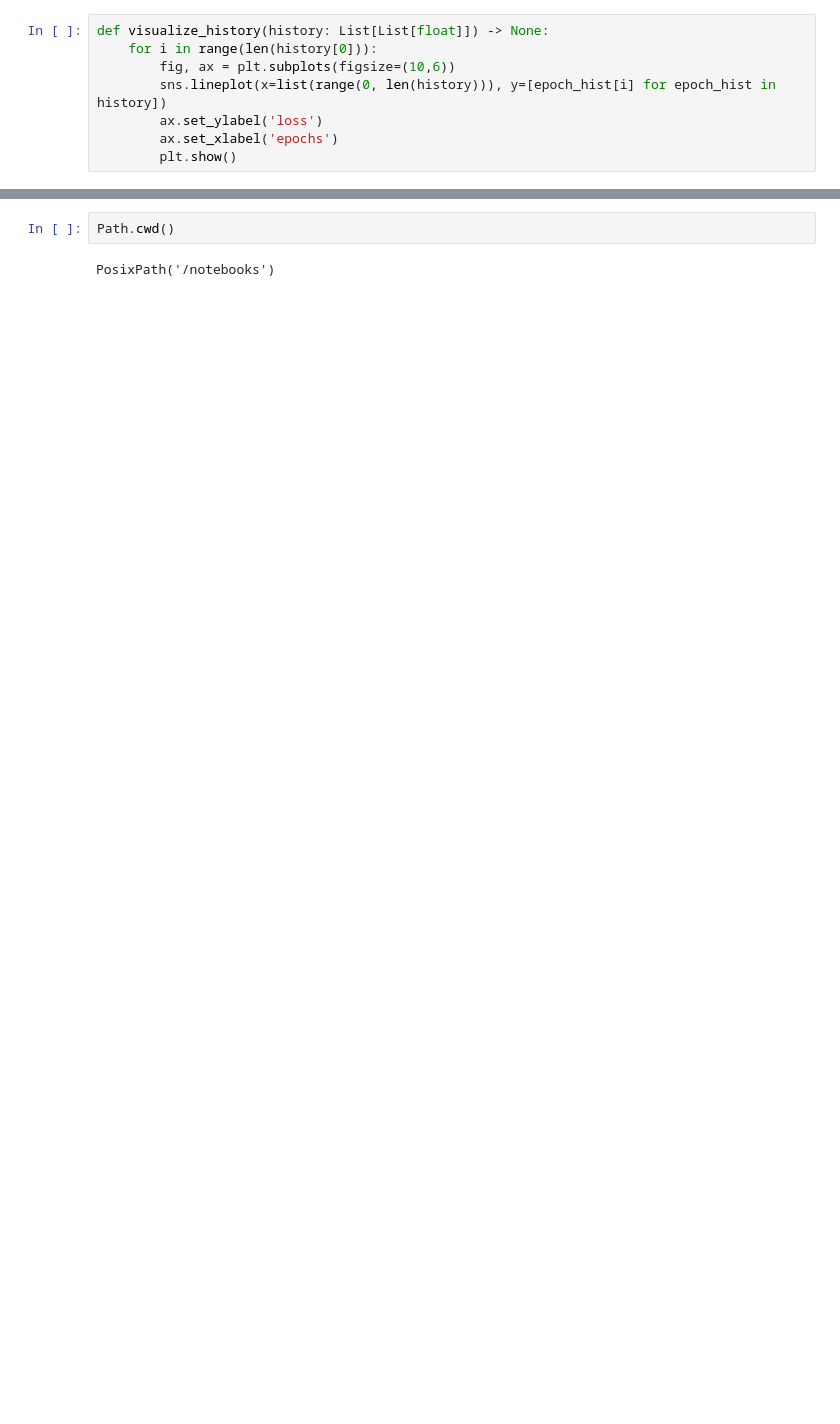
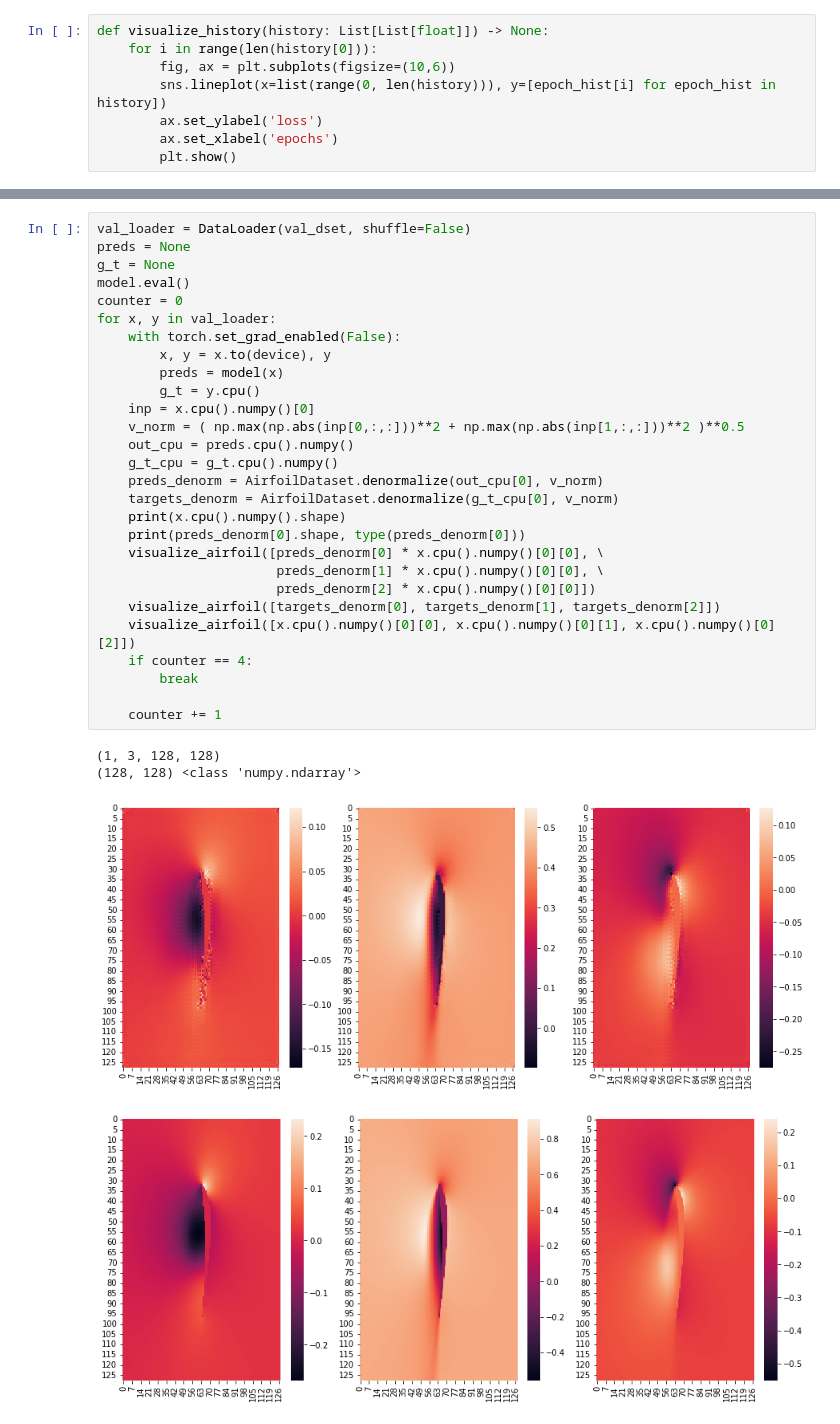
Before and after one commit to favead/Machine-Learning-for-Fluid-Dynamics, a Jupyter notebook: Image_Approach/Airfoil_Baseline.ipynb, the cells around one changed output, grey strips where cells are left out. Drawn from its saved outputs; the diff is of its cells as text; blank space fills up the shorter version.

```diff
--- a/Image_Approach/Airfoil_Baseline.ipynb
+++ b/Image_Approach/Airfoil_Baseline.ipynb
@@ -244,4 +319,33 @@ model.eval()
-# %%
-Path.cwd()
-# %% [output]
-PosixPath('/notebooks')
+# %%
+val_loader = DataLoader(val_dset, shuffle=False)
+preds = None
+g_t = None
+model.eval()
+counter = 0
+for x, y in val_loader:
+    with torch.set_grad_enabled(False):
+        x, y = x.to(device), y
+        preds = model(x)
+        g_t = y.cpu()
+    inp = x.cpu().numpy()[0]
+    v_norm = ( np.max(np.abs(inp[0,:,:]))**2 + np.max(np.abs(inp[1,:,:]))**2 )**0.5
+    out_cpu = preds.cpu().numpy()
+    g_t_cpu = g_t.cpu().numpy()
+    preds_denorm = AirfoilDataset.denormalize(out_cpu[0], v_norm)
+    targets_denorm = AirfoilDataset.denormalize(g_t_cpu[0], v_norm)
+    print(x.cpu().numpy().shape)
+    print(preds_denorm[0].shape, type(preds_denorm[0]))
+    visualize_airfoil([preds_denorm[0] * x.cpu().numpy()[0][0], \
+                       preds_denorm[1] * x.cpu().numpy()[0][0], \
+                       preds_denorm[2] * x.cpu().numpy()[0][0]])
+    visualize_airfoil([targets_denorm[0], targets_denorm[1], targets_denorm[2]])
+    visualize_airfoil([x.cpu().numpy()[0][0], x.cpu().numpy()[0][1], x.cpu().numpy()[0][2]])
+    if counter == 4:
+        break
+
+    counter += 1
+# %% [output]
+(1, 3, 128, 128)
+(128, 128) <class 'numpy.ndarray'>
+[figure, added]
+[figure, added]
```
Also changed, not shown: parts of 15 cells of this notebook.
